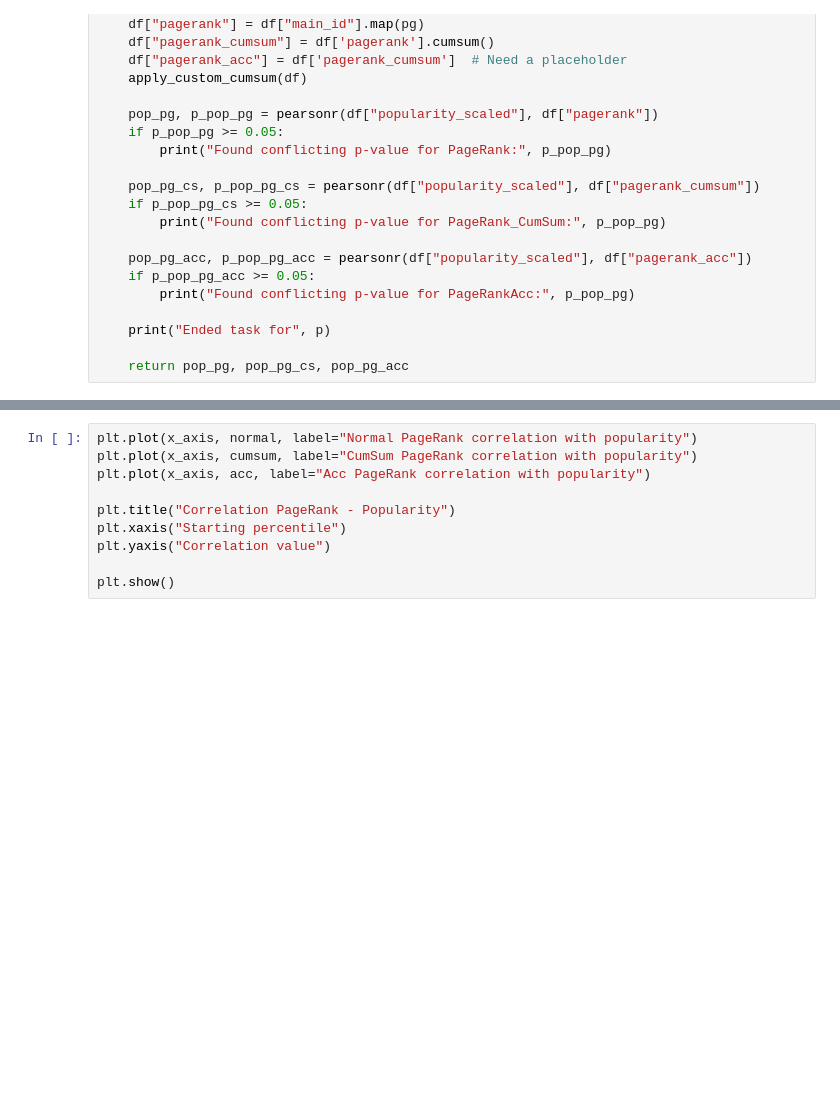
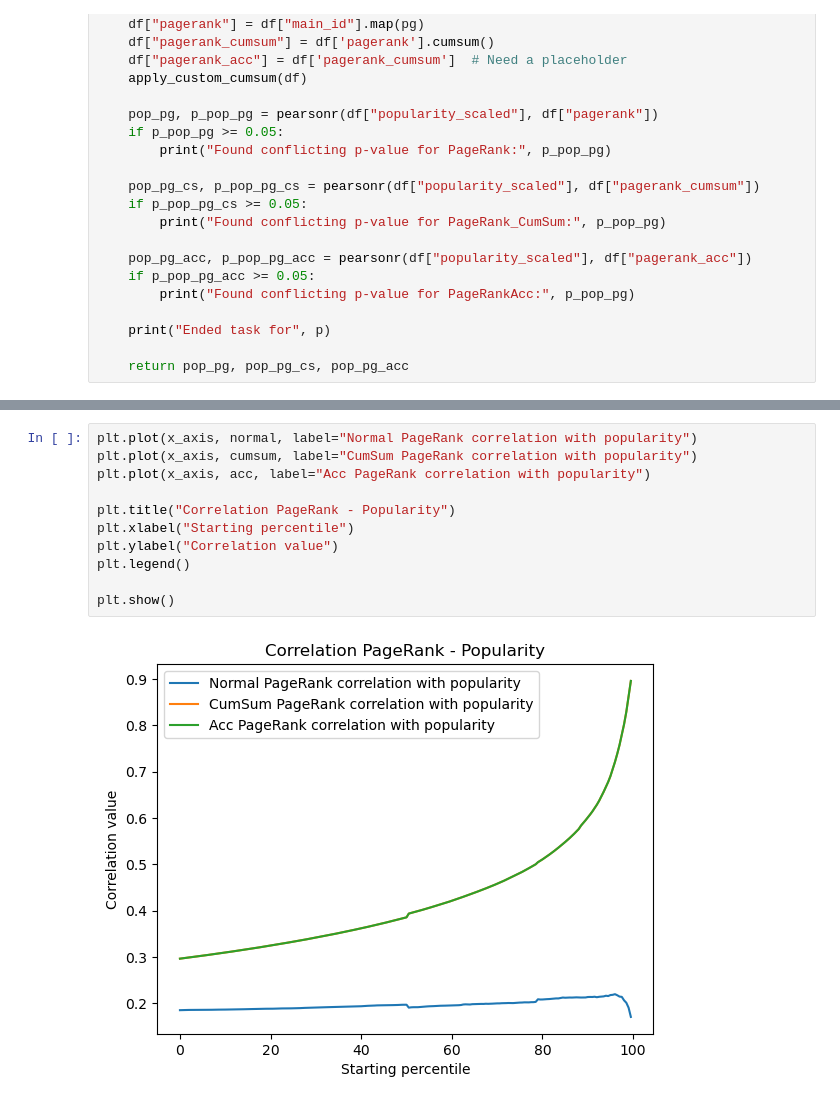
Before and after one commit to aleferu/musicbrainz, a Jupyter notebook: post_data/pagerank.ipynb, the cells around one changed output, grey strips where cells are left out. Saved outputs shown, nothing was run; the diff lists cells and outputs as text; blank space fills up the shorter version.

```diff
--- a/post_data/pagerank.ipynb
+++ b/post_data/pagerank.ipynb
@@ -163,10 +160,13 @@ NameError: name 'results' is not defined
 # %%
 plt.plot(x_axis, normal, label="Normal PageRank correlation with popularity")
 plt.plot(x_axis, cumsum, label="CumSum PageRank correlation with popularity")
 plt.plot(x_axis, acc, label="Acc PageRank correlation with popularity")
 
 plt.title("Correlation PageRank - Popularity")
-plt.xaxis("Starting percentile")
-plt.yaxis("Correlation value")
+plt.xlabel("Starting percentile")
+plt.ylabel("Correlation value")
+plt.legend()
 
 plt.show()
+# %% [output]
+[figure, added]
```
Also changed, not shown: parts of 2 cells of this notebook.
